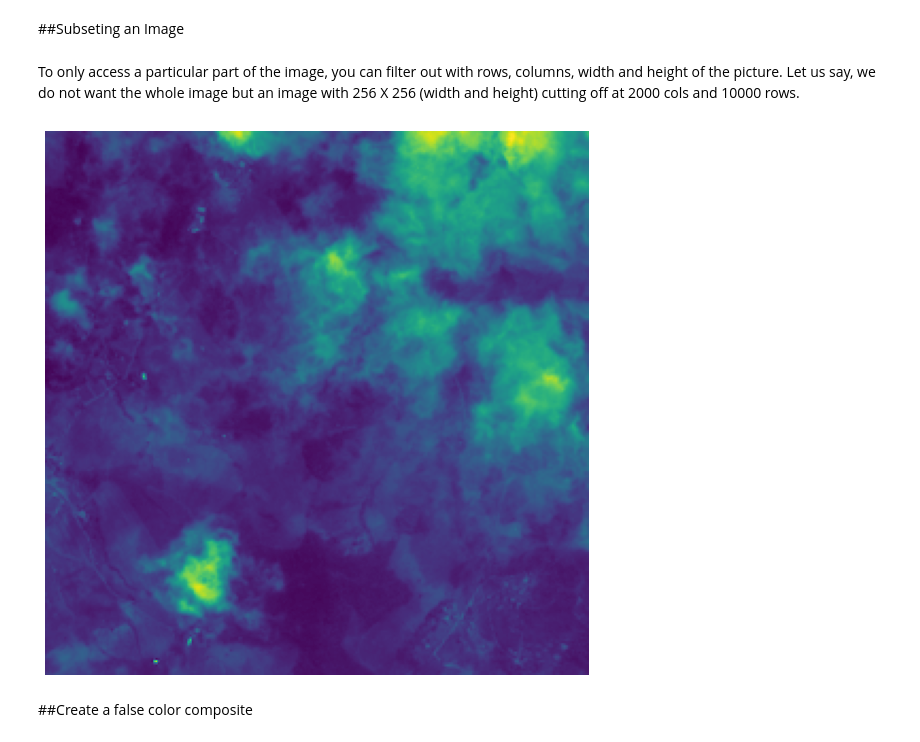
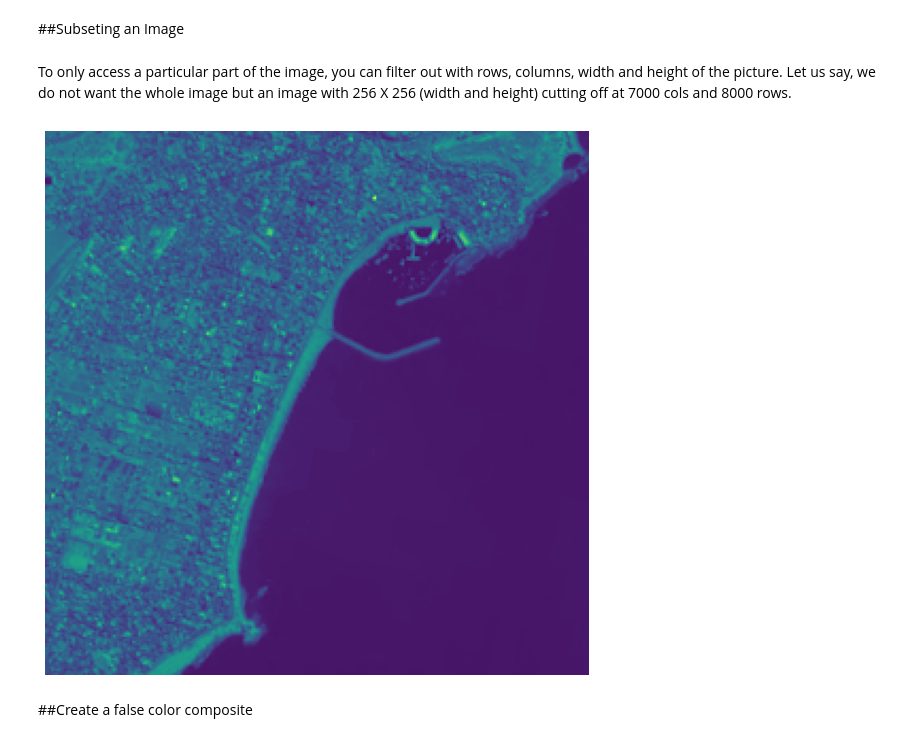
Before and after one commit to pedroheyerdahl/cber04a, a Jupyter notebook: rasterio_test.ipynb, the cells around one changed output. Cells and saved outputs as stored; diff of their text form; code cells hidden in the pictures.

```diff
--- a/rasterio_test.ipynb
+++ b/rasterio_test.ipynb
@@ -43,6 +40,7 @@ Mounted at /content/drive
 Opening an image using rasterio
 # %%
-src_image = rio.open('/content/drive/MyDrive/CBERS04A/CBERS_4A_WPM_20200522_198_139_L4_BAND2.tif')
+sample_image = rio.open('/content/drive/MyDrive/CBERS04A/sample_image.tif')
+sample_label = rio.open('/content/drive/MyDrive/CBERS04A/sample_label.tif')
 # %% [markdown]
 Plotting loaded image with matplotlib
 # %%
@@ -77,17 +93,17 @@ plt.show()
 # %% [markdown]
 ##Subseting an Image
 # %% [markdown]
-To only access a particular part of the image, you can filter out with rows, columns, width and height of the picture. Let us say, we do not want the whole image but an image with 256 X 256 (width and height) cutting off at 2000 cols and 10000 rows.
+To only access a particular part of the image, you can filter out with rows, columns, width and height of the picture. Let us say, we do not want the whole image but an image with 256 X 256 (width and height) cutting off at 7000 cols and 8000 rows.
 # %%
 # Window(col_off, row_off, width, height)
-window = rio.windows.Window(2000, 10000, 256, 256)
-subset = src_image.read(1, window=window)
+window = rio.windows.Window(7000, 8000, 256, 256)
+subset = sample_image.read(1, window=window)
 fig, ax = plt.subplots(1, figsize=(12, 10))
 show(subset, ax=ax)
 ax.set_axis_off()
 plt.show()
 # %% [output]
-[figure, old version]
+[figure, new version]
 # %% [markdown]
 ##Create a false color composite
 # %% [markdown]
```
Also changed, not shown: parts of 26 cells of this notebook.
